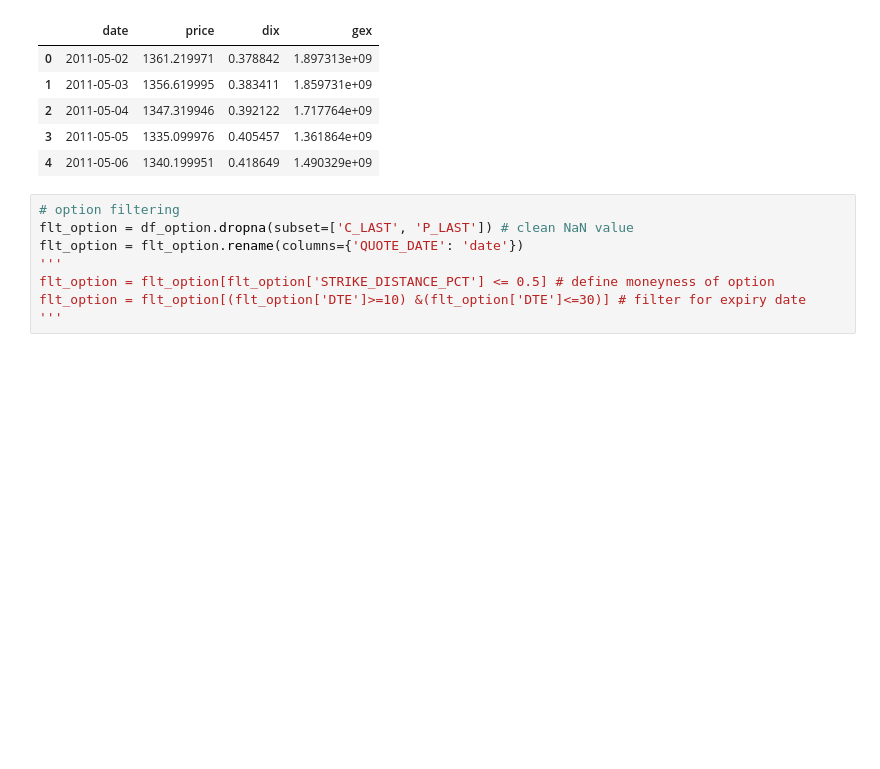
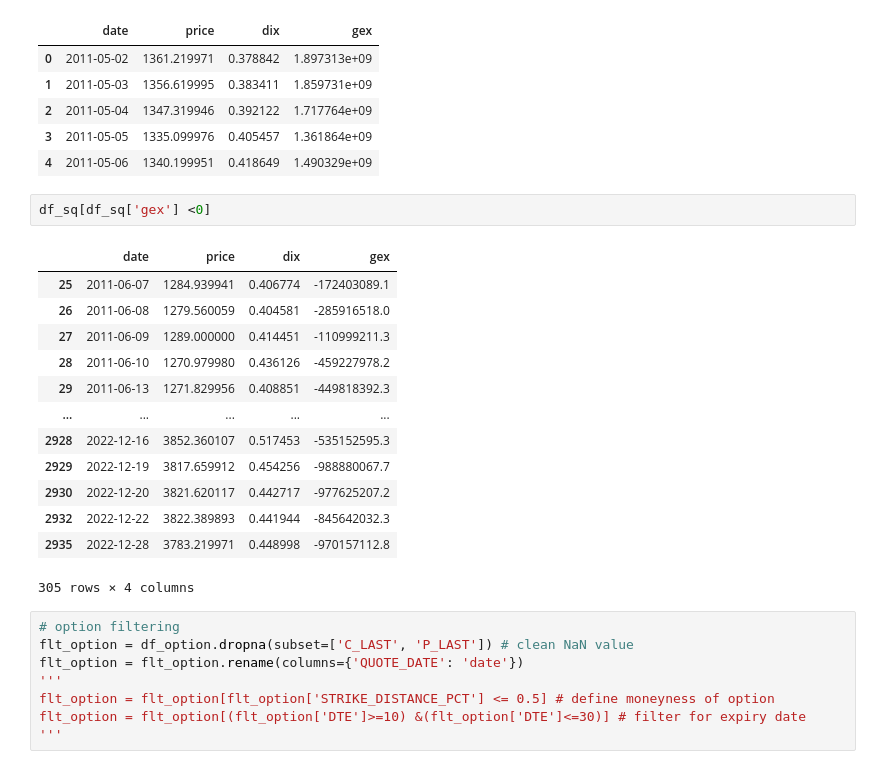
Before and after one commit to yifandill/Gamma_Exposure_Quant_Research, a Jupyter notebook: src/exploration.ipynb, the cells around one changed output. Drawn from its saved outputs; the diff is of its cells as text; blank space fills up the shorter version.

```diff
--- a/src/exploration.ipynb
+++ b/src/exploration.ipynb
@@ -46,6 +46,22 @@ df_sq.head()
 | 2 | 2011-05-04 | 1347.319946 | 0.392122 | 1.717764e+09 |
 | 3 | 2011-05-05 | 1335.099976 | 0.405457 | 1.361864e+09 |
 | 4 | 2011-05-06 | 1340.199951 | 0.418649 | 1.490329e+09 |
+# %%
+df_sq[df_sq['gex'] <0]
+# %% [output]
+|  | date | price | dix | gex |
+| 25 | 2011-06-07 | 1284.939941 | 0.406774 | -172403089.1 |
+| 26 | 2011-06-08 | 1279.560059 | 0.404581 | -285916518.0 |
+| 27 | 2011-06-09 | 1289.000000 | 0.414451 | -110999211.3 |
+| 28 | 2011-06-10 | 1270.979980 | 0.436126 | -459227978.2 |
+| 29 | 2011-06-13 | 1271.829956 | 0.408851 | -449818392.3 |
+| ... | ... | ... | ... | ... |
+| 2928 | 2022-12-16 | 3852.360107 | 0.517453 | -535152595.3 |
+| 2929 | 2022-12-19 | 3817.659912 | 0.454256 | -988880067.7 |
+| 2930 | 2022-12-20 | 3821.620117 | 0.442717 | -977625207.2 |
+| 2932 | 2022-12-22 | 3822.389893 | 0.441944 | -845642032.3 |
+| 2935 | 2022-12-28 | 3783.219971 | 0.448998 | -970157112.8 |
+305 rows × 4 columns
 # %%
 # option filtering
 flt_option = df_option.dropna(subset=['C_LAST', 'P_LAST']) # clean NaN value
```
Also changed, not shown: parts of 7 cells of this notebook, 1 other file.
